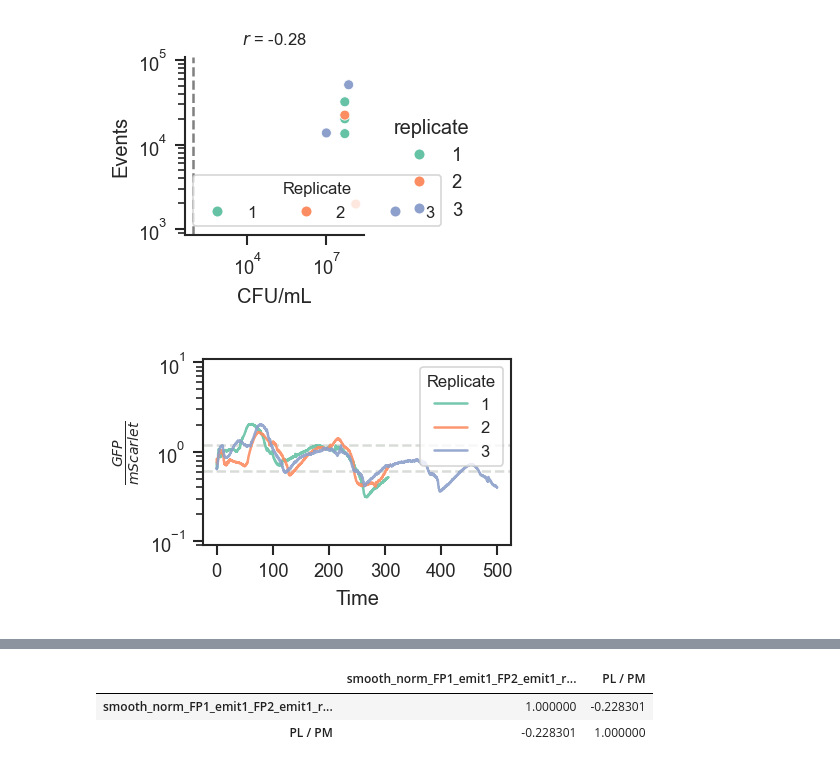
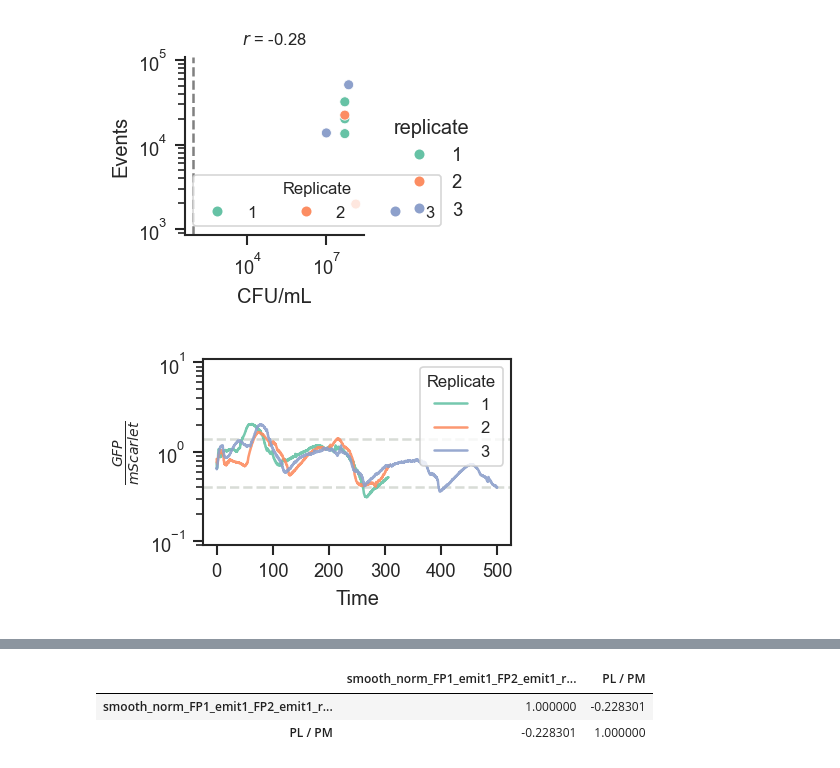
Before and after one commit to microbial-pangenomes-lab/2026_tricomm, a Jupyter notebook: notebooks/kan_tracking.ipynb, the cells around one changed output, grey strips where cells are left out. Cells and saved outputs as stored; diff of their text form; code cells hidden in the pictures.

```diff
--- a/notebooks/kan_tracking.ipynb
+++ b/notebooks/kan_tracking.ipynb
@@ -756,34 +758,34 @@ cp.set(
                400, 500]
       )
 
-cp.map(plt.axhline, y=0.61,
+cp.map(plt.axhline, y=0.4,
        color='xkcd:light grey',
        zorder=-1,
        linestyle='--')
-cp.map(plt.axhline, y=1.18,
+cp.map(plt.axhline, y=1.4,
        color='xkcd:light grey',
        zorder=-1,
        linestyle='--')
 
 plt.legend(loc='best',
            facecolor='white',
            fontsize=8,
            title='Replicate',
            title_fontsize=8
           )
 # remove seaborn legend
 cp._legend.remove()
 
 sns.despine(top=False,
             right=False)
 
 plt.savefig('kan_chibio_ratio.png',
             dpi=300,
             bbox_inches='tight',
             transparent=True
            )
 plt.savefig('kan_chibio_ratio.svg',
             dpi=300, bbox_inches='tight',
             transparent=True);
 # %% [output]
-[figure, old version]
+[figure, new version]
```
Also changed, not shown: parts of 11 cells of this notebook, 3 other files.
